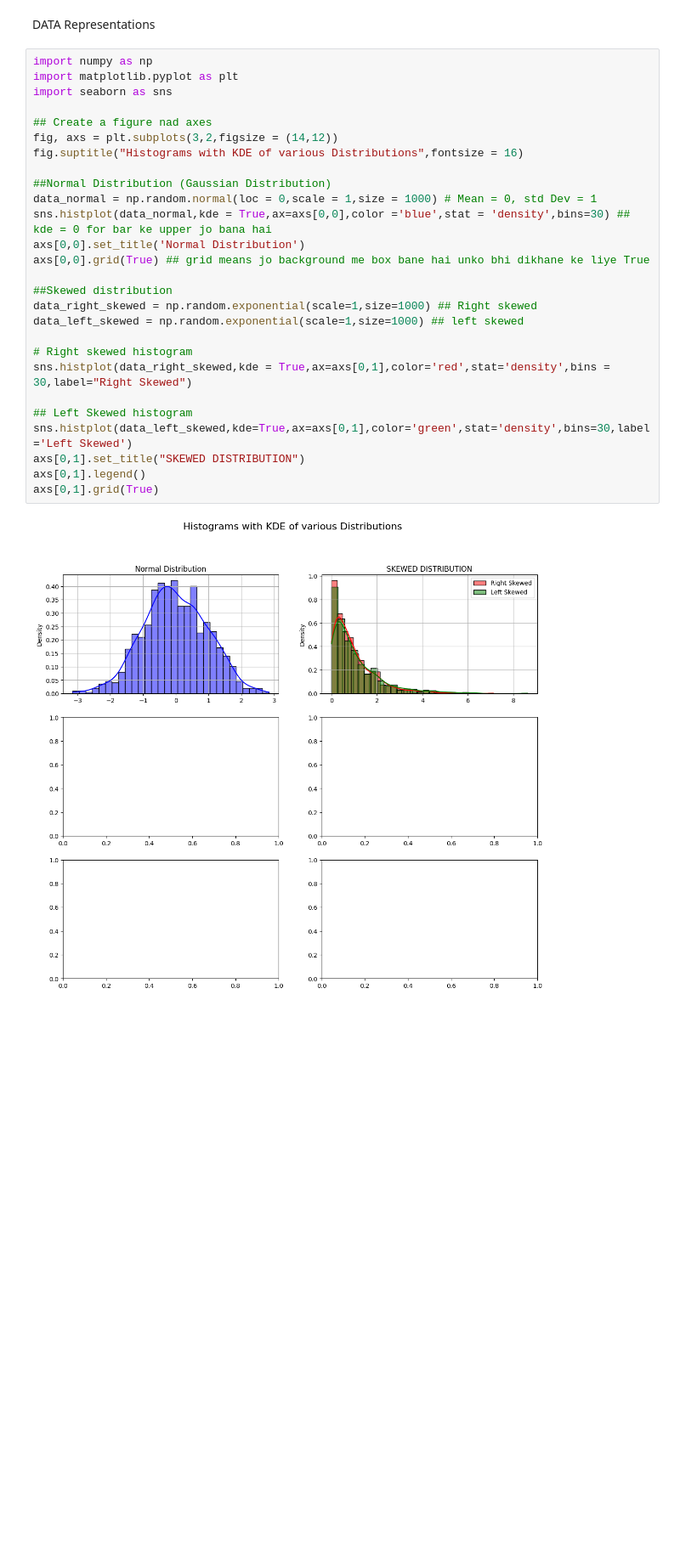
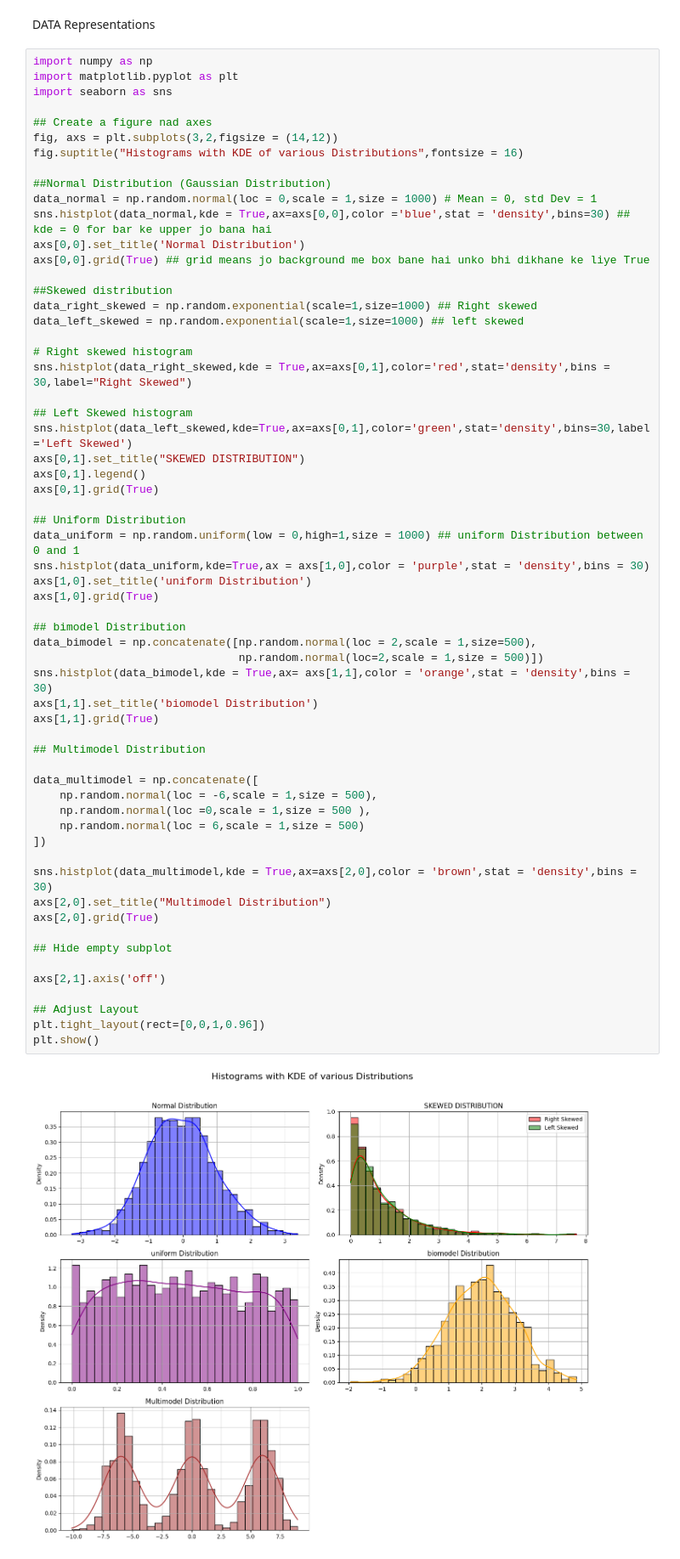
Before and after one commit to Dhananjay0705/Statistics, a Jupyter notebook: Untitled2.ipynb, the cells around one changed output. Shown at 85% size. Drawn from its saved outputs; the diff is of its cells as text; blank space fills up the shorter version.

```diff
--- a/Untitled2.ipynb
+++ b/Untitled2.ipynb
@@ -253,29 +253,62 @@ DATA Representations
 # %%
 import numpy as np
 import matplotlib.pyplot as plt
 import seaborn as sns
 
 ## Create a figure nad axes
 fig, axs = plt.subplots(3,2,figsize = (14,12))
 fig.suptitle("Histograms with KDE of various Distributions",fontsize = 16)
 
 ##Normal Distribution (Gaussian Distribution)
 data_normal = np.random.normal(loc = 0,scale = 1,size = 1000) # Mean = 0, std Dev = 1
 sns.histplot(data_normal,kde = True,ax=axs[0,0],color ='blue',stat = 'density',bins=30) ## kde = 0 for bar ke upper jo bana hai
 axs[0,0].set_title('Normal Distribution')
 axs[0,0].grid(True) ## grid means jo background me box bane hai unko bhi dikhane ke liye True
 
 ##Skewed distribution
 data_right_skewed = np.random.exponential(scale=1,size=1000) ## Right skewed
 data_left_skewed = np.random.exponential(scale=1,size=1000) ## left skewed
 
 # Right skewed histogram
 sns.histplot(data_right_skewed,kde = True,ax=axs[0,1],color='red',stat='density',bins = 30,label="Right Skewed")
 
 ## Left Skewed histogram
 sns.histplot(data_left_skewed,kde=True,ax=axs[0,1],color='green',stat='density',bins=30,label='Left Skewed')
 axs[0,1].set_title("SKEWED DISTRIBUTION")
 axs[0,1].legend()
 axs[0,1].grid(True)
+
+## Uniform Distribution
+data_uniform = np.random.uniform(low = 0,high=1,size = 1000) ## uniform Distribution between 0 and 1
+sns.histplot(data_uniform,kde=True,ax = axs[1,0],color = 'purple',stat = 'density',bins = 30)
+axs[1,0].set_title('uniform Distribution')
+axs[1,0].grid(True)
+
+## bimodel Distribution
+data_bimodel = np.concatenate([np.random.normal(loc = 2,scale = 1,size=500),
+                               np.random.normal(loc=2,scale = 1,size = 500)])
+sns.histplot(data_bimodel,kde = True,ax= axs[1,1],color = 'orange',stat = 'density',bins = 30)
+axs[1,1].set_title('biomodel Distribution')
+axs[1,1].grid(True)
+
+## Multimodel Distribution
+
+data_multimodel = np.concatenate([
+    np.random.normal(loc = -6,scale = 1,size = 500),
+    np.random.normal(loc =0,scale = 1,size = 500 ),
+    np.random.normal(loc = 6,scale = 1,size = 500)
+])
+
+sns.histplot(data_multimodel,kde = True,ax=axs[2,0],color = 'brown',stat = 'density',bins = 30)
+axs[2,0].set_title("Multimodel Distribution")
+axs[2,0].grid(True)
+
+## Hide empty subplot
+
+axs[2,1].axis('off')
+
+## Adjust Layout
+plt.tight_layout(rect=[0,0,1,0.96])
+plt.show()
 # %% [output]
-[figure, old version]
+[figure, new version]
```
